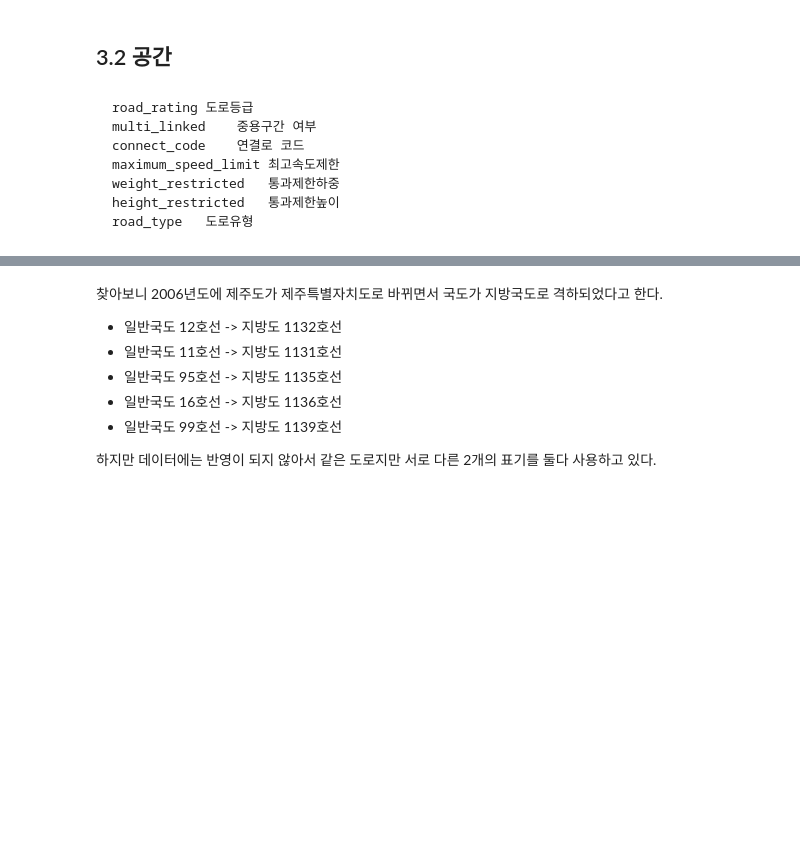
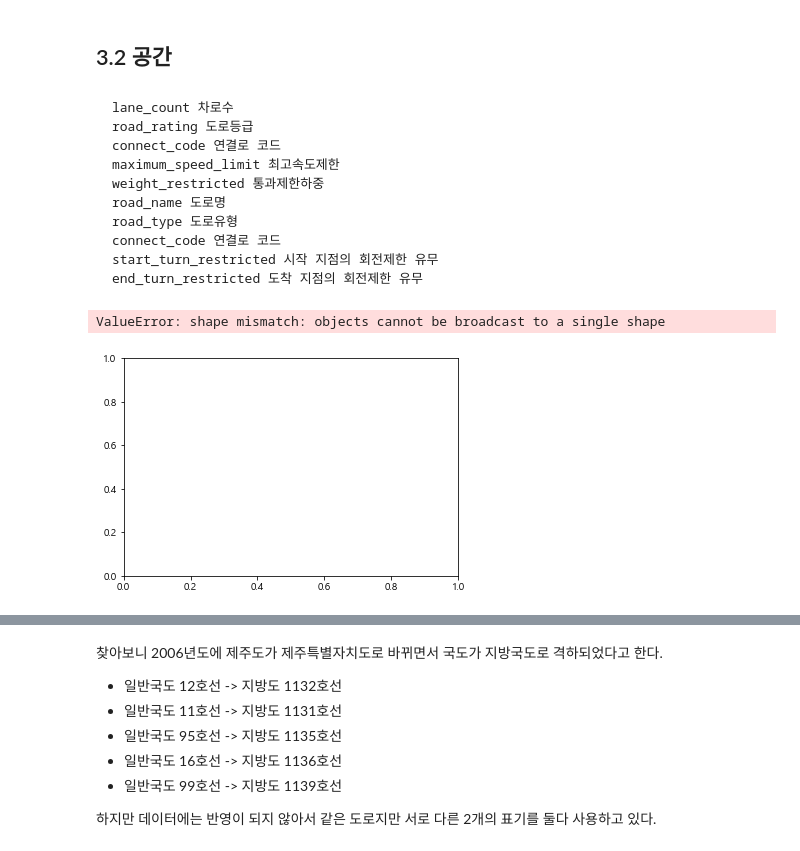
Before and after one commit to oymin2001/DataScience, a Jupyter notebook: Traffic_Jeju.ipynb, the cells around one changed output, grey strips where cells are left out. Saved outputs shown, nothing was run; the diff lists cells and outputs as text; code cells hidden in the pictures; blank space fills up the shorter version.

```diff
--- a/Traffic_Jeju.ipynb
+++ b/Traffic_Jeju.ipynb
@@ -311,13 +285,21 @@ Name: target, dtype: float64
 # %% [markdown]
 ## 3.2 공간
 # %% [markdown]
-	road_rating	도로등급
-	multi_linked	중용구간 여부
-	connect_code	연결로 코드
-	maximum_speed_limit	최고속도제한
-	weight_restricted	통과제한하중
-	height_restricted	통과제한높이
-	road_type	도로유형
+	lane_count 차로수
+    road_rating	도로등급
+	connect_code 연결로 코드
+	maximum_speed_limit 최고속도제한
+    weight_restricted 통과제한하중
+    road_name 도로명
+    road_type 도로유형
+    connect_code 연결로 코드
+    start_turn_restricted 시작 지점의 회전제한 유무
+    end_turn_restricted 도착 지점의 회전제한 유무
+# %%
+plt.bar(df_train, df_train['lane_count'])
+# %% [output]
+ValueError: shape mismatch: objects cannot be broadcast to a single shape
+[figure, added]
 # %%
 ax=df_train.plot(kind="scatter",x='start_longitude',y='start_latitude',alpha=.4,s=df_train['lane_count'],label='lane_count',
                 figsize=(12,7),c='target',cmap=plt.get_cmap('jet'),colorbar=True,sharex=False)
```
Also changed, not shown: parts of 15 cells of this notebook.
